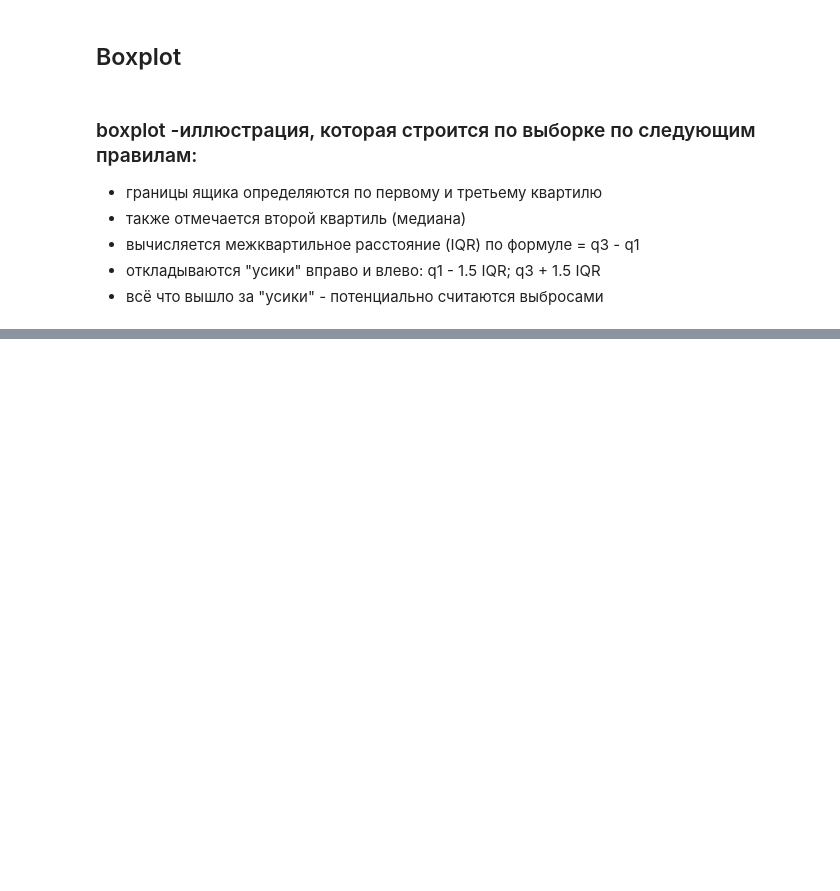
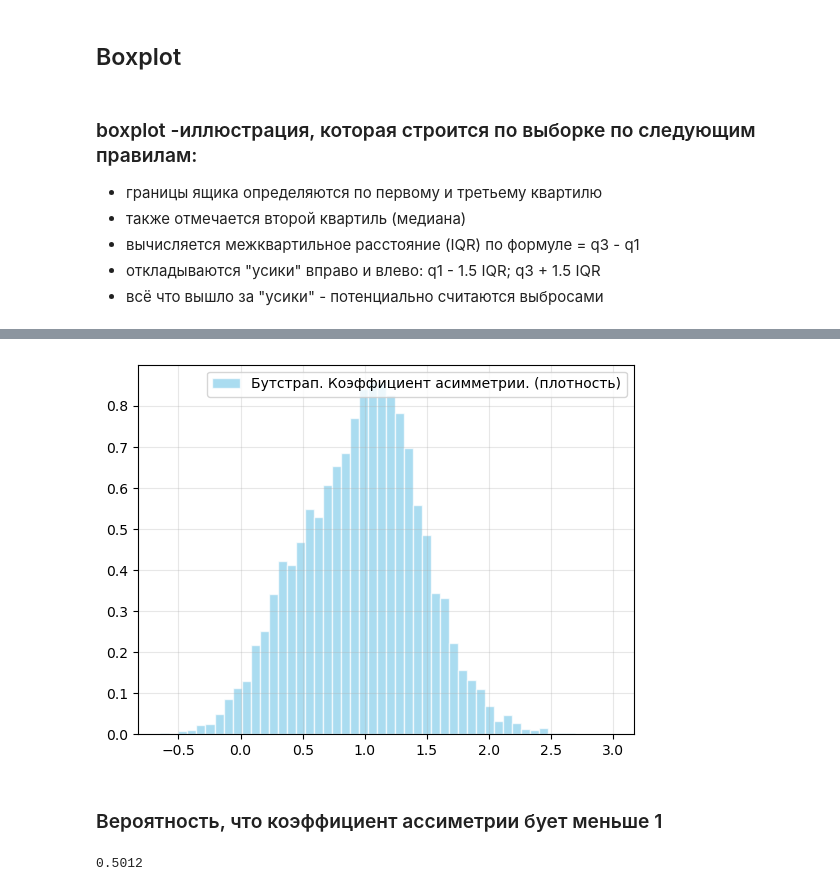
Before and after one commit to d1maal/math_stats, a Jupyter notebook: first/2/1-T2.ipynb, the cells around one changed output, grey strips where cells are left out. Cells and saved outputs as stored; diff of their text form; code cells hidden in the pictures; blank space fills up the shorter version.

Commit message:
Solved points c), d), e) T2. Add .pdf file with some notes

```diff
--- a/first/2/1-T2.ipynb
+++ b/first/2/1-T2.ipynb
@@ -137,0 +186,26 @@ plt.show()
+# %%
+def solve_gamma(r):
+    k = 3
+    m_3 = np.mean((r - r.mean())**k) #оценка k-ого центрального момента
+    m_2 = np.mean((r - r.mean())**(k-1))
+
+    return m_3 / (m_2 ** (3/2))
+
+boot_gamma = np.array([solve_gamma(i) for i in bootstrap])
+
+plt.hist(boot_gamma, bins=50, density=True, color='skyblue',
+         edgecolor="white",alpha=0.7, label='Бутстрап. Коэффициент асимметрии. (плотность)')
+plt.legend()
+plt.grid(alpha=0.3)
+plt.show()
+# %% [output]
+[figure, added]
+# %% [markdown]
+### Вероятность, что коэффициент ассиметрии бует меньше 1
+# %%
+p = 0
+for i in boot_gamma:
+    if i < 1: p+=1
+print(p/B)
+# %% [output]
+0.5012
```
Also changed, not shown: parts of 18 cells of this notebook, 1 other file.
